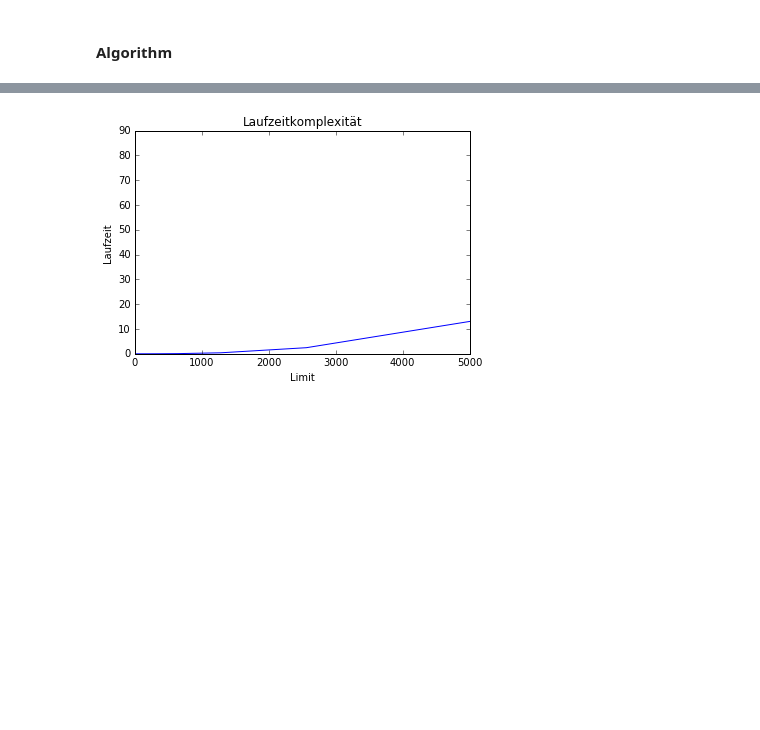
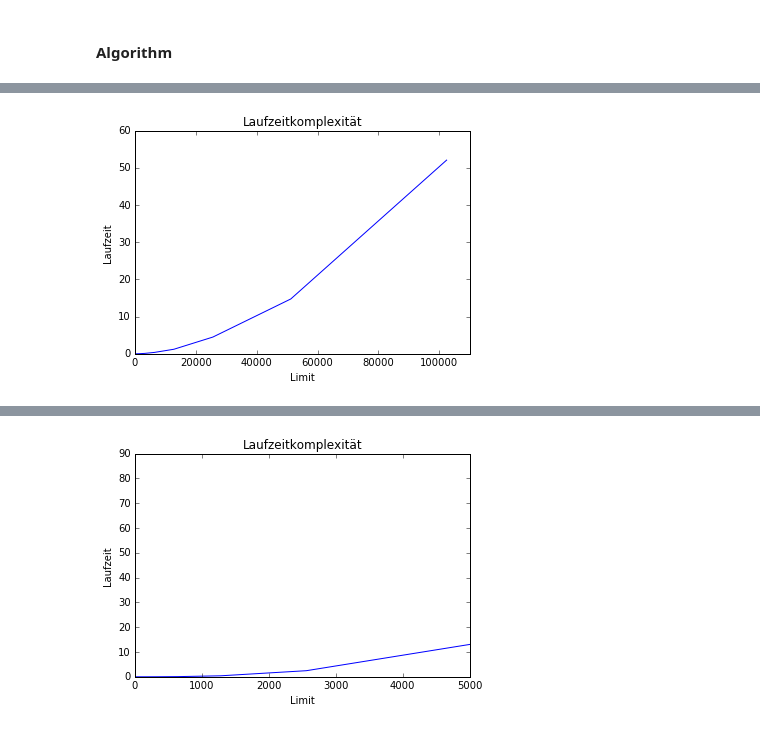
Before and after one commit to reinka/epi, a Jupyter notebook: Blatt 9/Aufgabe 3 - Sieve of Eratosthenes.ipynb, the cells around one changed output, grey strips where cells are left out. Drawn from its saved outputs; the diff is of its cells as text; code cells hidden in the pictures; blank space fills up the shorter version.

Commit message:
Blatt 9, Aufgabe 3 - Sieve of Eratosthenes

```diff
--- a/Blatt 9/Aufgabe 3 - Sieve of Eratosthenes.ipynb
+++ b/Blatt 9/Aufgabe 3 - Sieve of Eratosthenes.ipynb
@@ -20,3 +20,23 @@ def divisible(lst, n):
     [lst.remove(i) for i in lst if not i%n]
 # %% [markdown]
 #### Algorithm
+# %%
+inbox = []
+outbox = []
+
+def sieve():
+    '''Laufzeitkomplexitaet O(n^2)'''
+
+    [put(i) for i in range(2, int(input('Choose n:')) + 1)]
+
+    while(inbox):
+        trash = []
+        if not outbox:
+            pop()
+        prime = pop()
+        yield prime     #replace yield with print() to get immediate output
+        for num in range(len(outbox)):
+            if outbox[-1] % prime:
+                inbox.append(pop()) #swaps potential primes from outbox to inbox, while cleaning outbox of multiples
+            else:
+                trash.append(pop())    #removes multiples of last prime number out of queue
@@ -22,0 +49,61 @@ def divisible(lst, n):
+# %%
+import time
+import matplotlib.pyplot as plt
+%matplotlib inline
+
+def sieve(n):
+    '''Laufzeitkomplexitaet O(n^2)'''
+
+    [put(i) for i in range(2, n + 1)]
+
+    box = []
+    while(inbox):
+        trash = []
+        if not outbox:
+            pop()
+        prime = pop()
+        box.append(prime)
+        yield prime     #replace yield with print() to get immediate output
+        for num in range(len(outbox)):
+            if outbox[-1] % prime:
+                inbox.append(pop())
+            else:
+                trash.append(pop())
+
+    return box
+
+inbox = []
+outbox = []
+count = 1
+limit = 100
+runtime = []
+test = []
+while(count <= 10):
+
+    limit*=2
+
+    start = time.time()
+    sieve(limit)
+    end = time.time()
+    runtime.append(end-start)
+
+
+    count += 1
+
+x = []
+s = 100
+
+for num in range(1,11):
+    s *= 2
+    x.append(s)
+y = runtime
+
+
+plt.plot(x, y)
+plt.xlim(0, 110000)
+plt.ylabel('Laufzeit')
+plt.xlabel('Limit')
+plt.title('Laufzeitkomplexität')
+plt.show()
+# %% [output]
+[figure, added]
```
Also changed, not shown: parts of 5 cells of this notebook.
